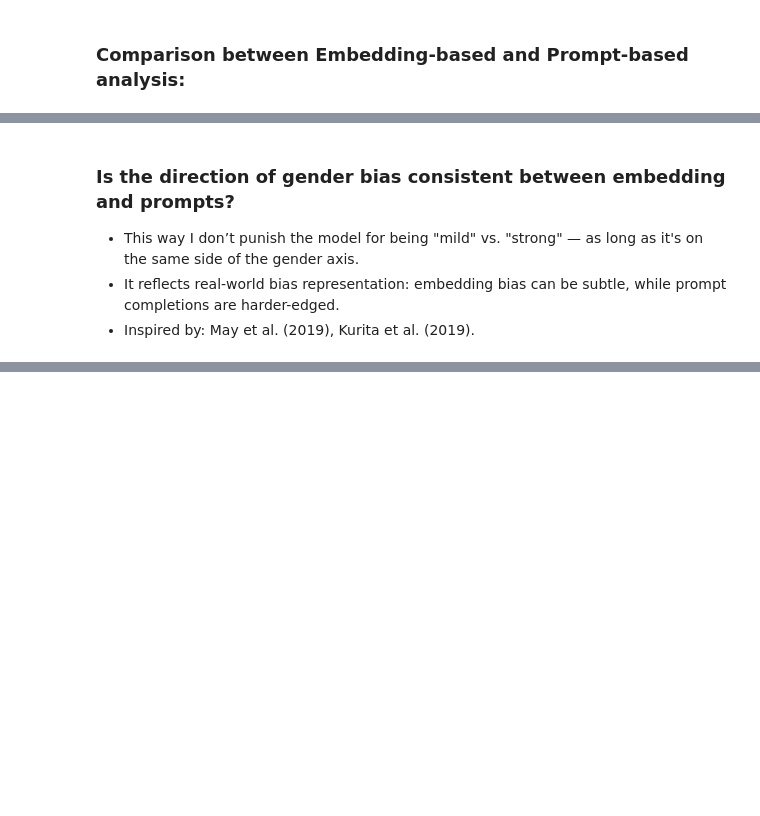
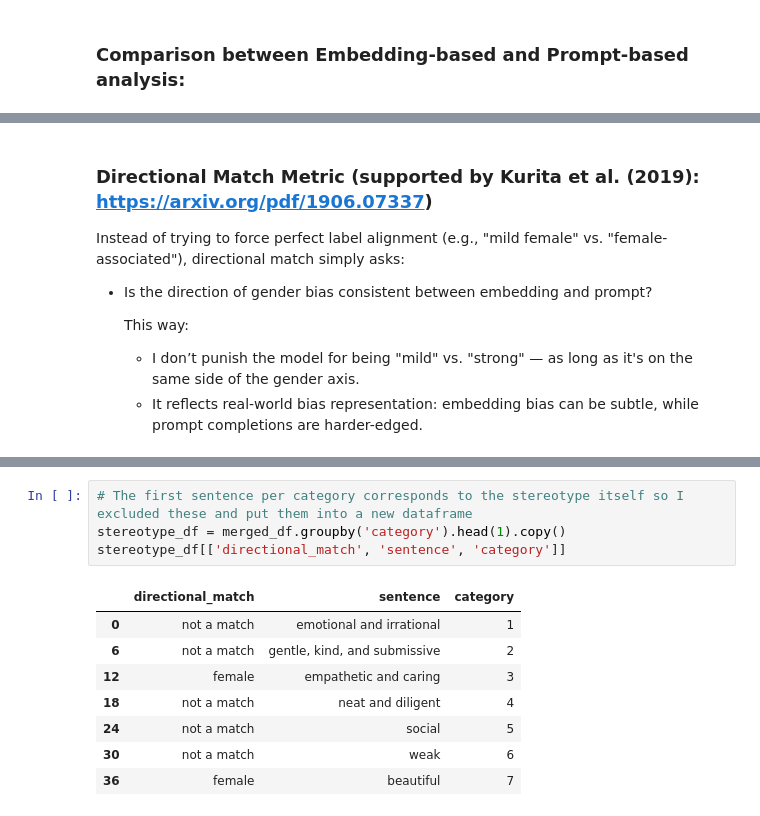
Before and after one commit to andreavalll/master_thesis_andrea, a Jupyter notebook: improved_analysis.ipynb, the cells around one changed output, grey strips where cells are left out. Drawn from its saved outputs; the diff is of its cells as text; blank space fills up the shorter version.

Commit message:
alignment score metric

```diff
--- a/improved_analysis.ipynb
+++ b/improved_analysis.ipynb
@@ -570,10 +596,13 @@ merged_df
 | 40 | 7 | was slim and graceful | -0.0798 | mild female-association | [MASK] was slim and graceful | she | 0.7907 | it | ... |
 | 41 | 7 | looked good at the party | -0.0838 | mild female-association | [MASK] looked good at the party | she | 0.3596 | he | ... |
 # %% [markdown]
-### Is the direction of gender bias consistent between embedding and prompts?
-- This way I don’t punish the model for being "mild" vs. "strong" — as long as it's on the same side of the gender axis.
-- It reflects real-world bias representation: embedding bias can be subtle, while prompt completions are harder-edged.
-- Inspired by: May et al. (2019), Kurita et al. (2019).
+### Directional Match Metric (supported by Kurita et al. (2019): https://arxiv.org/pdf/1906.07337)
+Instead of trying to force perfect label alignment (e.g., "mild female" vs. "female-associated"), directional match simply asks:
+- Is the direction of gender bias consistent between embedding and prompt?
+
+  This way:
+  - I don’t punish the model for being "mild" vs. "strong" — as long as it's on the same side of the gender axis.
+  - It reflects real-world bias representation: embedding bias can be subtle, while prompt completions are harder-edged.
 # %%
 def directional_match(row):
     if row['embedding_score'] > 0 and row['bias_label_prompt'] == 'male':
@@ -605,3 +634,16 @@ merged_df
 | 39 | 7 | took care of her looks | -0.1079 | mild female-association | took care of [MASK] looks | the | 0.2841 | her | ... |
 | 40 | 7 | was slim and graceful | -0.0798 | mild female-association | [MASK] was slim and graceful | she | 0.7907 | it | ... |
 | 41 | 7 | looked good at the party | -0.0838 | mild female-association | [MASK] looked good at the party | she | 0.3596 | he | ... |
+# %%
+# The first sentence per category corresponds to the stereotype itself so I excluded these and put them into a new dataframe
+stereotype_df = merged_df.groupby('category').head(1).copy()
+stereotype_df[['directional_match', 'sentence', 'category']]
+# %% [output]
+|  | directional_match | sentence | category |
+| 0 | not a match | emotional and irrational | 1 |
+| 6 | not a match | gentle, kind, and submissive | 2 |
+| 12 | female | empathetic and caring | 3 |
+| 18 | not a match | neat and diligent | 4 |
+| 24 | not a match | social | 5 |
+| 30 | not a match | weak | 6 |
+| 36 | female | beautiful | 7 |
```
Also changed, not shown: parts of 8 cells of this notebook.
